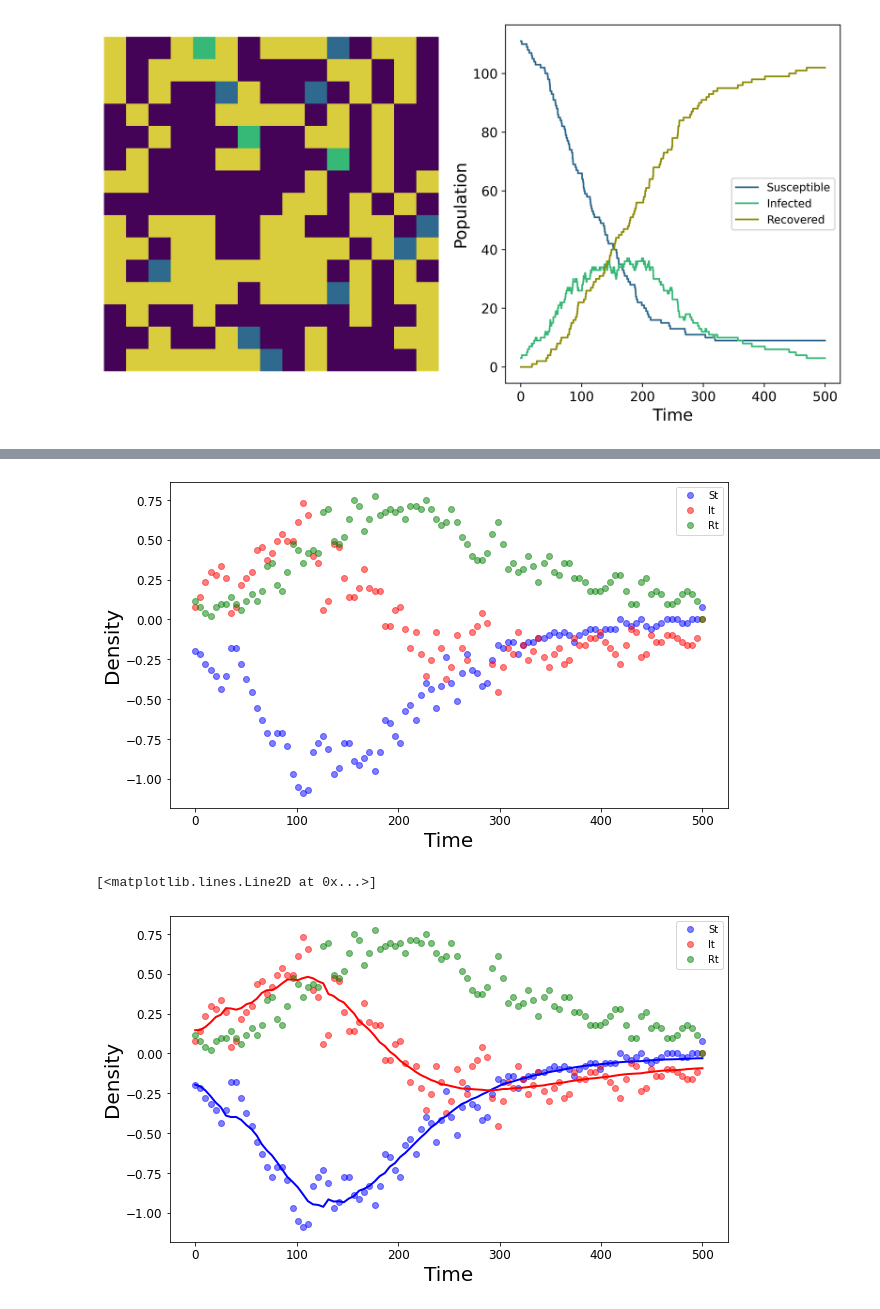
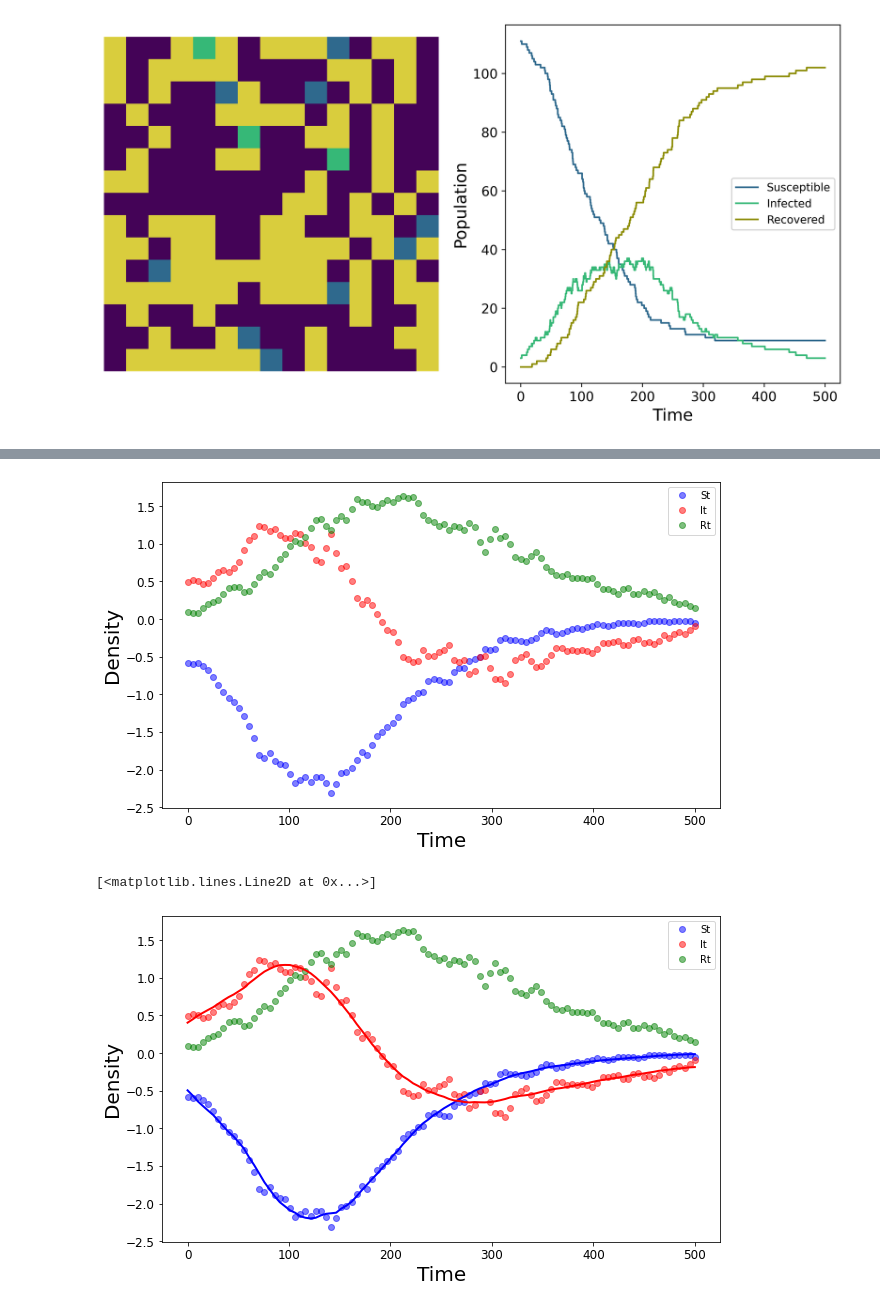
Before and after one commit to danHarold/m2r-project, a Jupyter notebook: m2r_project.ipynb, the cells around one changed output, grey strips where cells are left out. Cells and saved outputs as stored; diff of their text form; code cells hidden in the pictures.

```diff
--- a/m2r_project.ipynb
+++ b/m2r_project.ipynb
@@ -152,24 +154,6 @@ ax.tick_params(axis='both', labelsize=12)
 susc, = ax.plot(t[::4],S[::4], 'b', lw=3, alpha=0.3)
 inf, = ax.plot(t[::4],I[::4], 'r', lw=3,alpha=0.3)
 rec, = ax.plot(t[::4],R[::4], 'g', lw=3,alpha=0.3)
-
-def deterministic(y0, t):
-    S, I, R = y0
-    dSdt = -infection*S*I/total
-    dIdt = infection*S*I/total-recovery*I
-    dRdt = recovery*I
-    return dSdt, dIdt, dRdt
-
-t=np.linspace(0,t_end/recovery,100)
-y0 = S[0], I[0], R[0]
-ret = odeint(deterministic, y0, t)
-S_determ, I_determ, R_determ = ret.T
-
-ax.plot(t, S_determ)
-ax.plot(t, I_determ)
-ax.plot(t, R_determ)
-
-legend = ax.legend()
 # %% [output]
 No handles with labels found to put in legend.
 [figure]
@@ -261,8 +245,8 @@ saved in 46.4101 seconds
 #step 1 : produce averaged model simulation
 recovery = 0.01
 infection = 0.1
-lattice_size = 20
-n_simulations = 5
+lattice_size = 30
+n_simulations = 20
 t_end = 5
 t = np.linspace(0, t_end/recovery, 100)
 
@@ -344,8 +328,8 @@ for i in range(len(t)):
         Rt[i] = (R_d[i+1]-R_d[i-1])/(2*dt)
     else:
         St[i] = (S_d[-1]-S_d[-2])/dt
-        St[i] = (I_d[-1]-I_d[-2])/dt
-        St[i] = (R_d[-1]-R_d[-2])/dt
+        It[i] = (I_d[-1]-I_d[-2])/dt
+        Rt[i] = (R_d[-1]-R_d[-2])/dt
 
 fig = plt.figure(figsize=(10,6))
 ax = fig.add_subplot()
@@ -357,12 +341,12 @@ ax.plot(t,It, 'ro', alpha=0.5,label='It')
 ax.plot(t,Rt, 'go', alpha=0.5,label='Rt')
 legend = ax.legend()
 # %% [output]
-[figure, old version]
+[figure, new version]
 # %%
 #step 4: apply regression to obtain coefficients. least squares on Ax=b,
 
 deg = 4
-Theta = np.array(Theta)
+Theta = np.array([])
 S_d = np.array(S_d)
 I_d = np.array(I_d)
 Theta = [S_d]
@@ -371,34 +355,34 @@ Theta.append(I_d)
 Theta.append(I_d*I_d)
 Theta.append(S_d*I_d)
 
 Theta = np.transpose(Theta)
 S_xi = np.linalg.lstsq(Theta, St, rcond=-1)[0]
 I_xi = np.linalg.lstsq(Theta, It, rcond=-1)[0]
 
 def func(y0,t):
     S, I = y0
     dSdt = S_xi[0]*S+S_xi[1]*(S**2)+S_xi[2]*I+S_xi[3]*(I**2)+S_xi[4]*S*I
     dIdt = I_xi[0]*S+I_xi[1]*(S**2)+I_xi[2]*I+I_xi[3]*(I**2)+I_xi[4]*S*I
     return dSdt, dIdt
 
 fig = plt.figure(figsize=(10,6))
 ax = fig.add_subplot()
 ax.set_xlabel('Time', fontsize=20)
 ax.set_ylabel('Density', fontsize=20)
 ax.tick_params(axis='both', labelsize=12)
 ax.plot(t,St, 'bo', alpha=0.5, label='St')
 ax.plot(t,It, 'ro', alpha=0.5,label='It')
 ax.plot(t,Rt, 'go', alpha=0.5,label='Rt')
 legend = ax.legend()
 
 St_fit = S_xi[0]*S_d+S_xi[1]*(S_d**2)+S_xi[2]*I_d+S_xi[3]*(I_d**2)+S_xi[4]*S_d*I_d
 It_fit = I_xi[0]*S_d+I_xi[1]*(S_d**2)+I_xi[2]*I_d+I_xi[3]*(I_d**2)+I_xi[4]*S_d*I_d
 
 ax.plot(t, St_fit, 'b', lw=2)
 ax.plot(t, It_fit, 'r', lw=2)
 # %% [output]
 [<matplotlib.lines.Line2D at 0x...>]
-[figure, old version]
+[figure, new version]
 # %%
 t= np.linspace(0, t_end/recovery, 100)
 y0 = S_d[0], I_d[0]
```
Also changed, not shown: parts of 4 cells of this notebook.
